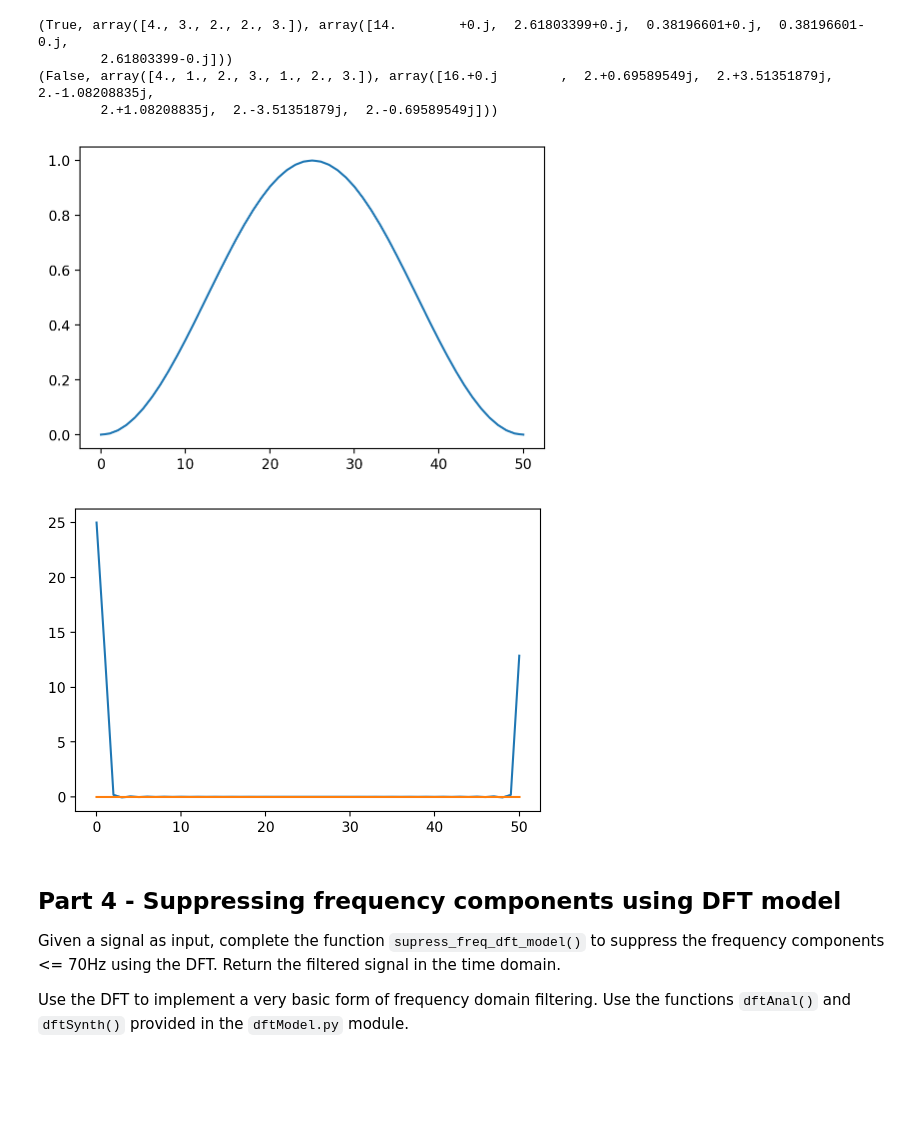
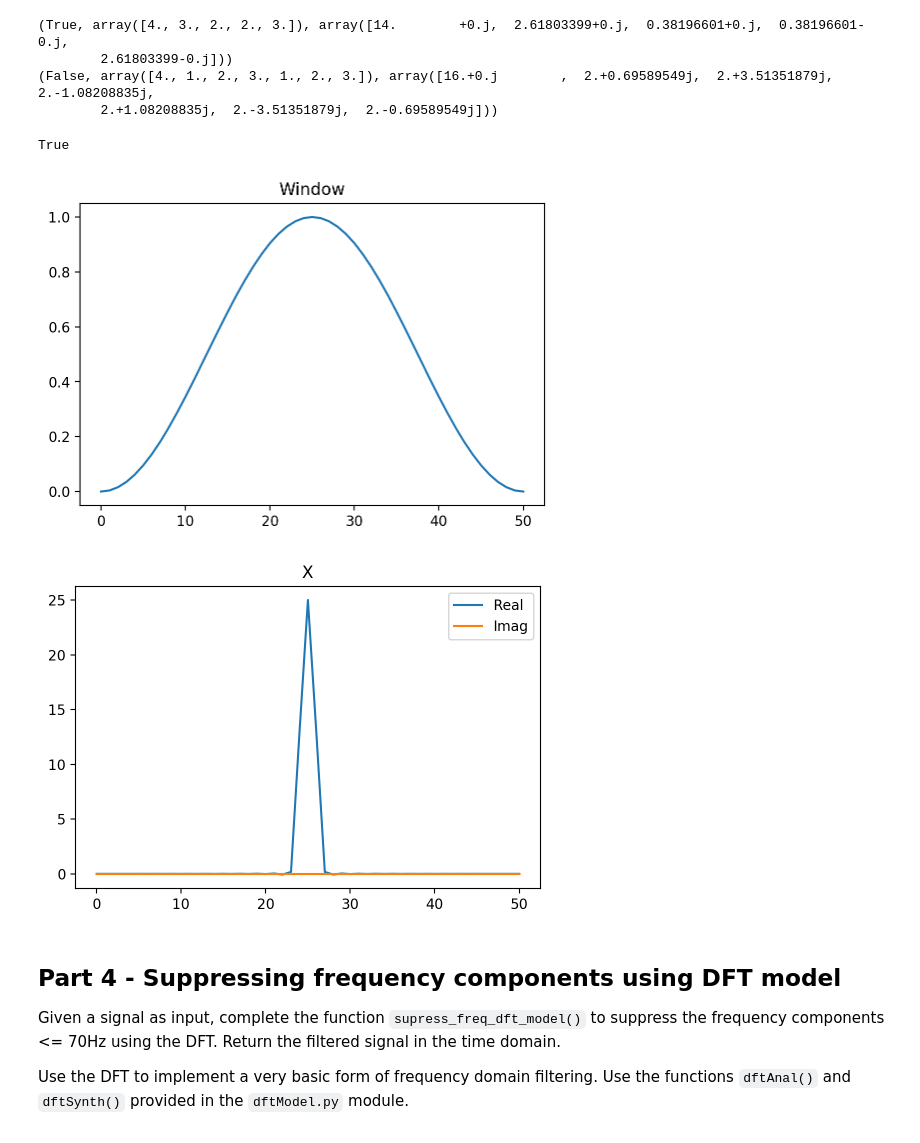
Before and after one commit to csteinmetz1/sms-tools, a Jupyter notebook: workspace/E3-Steinmetz.ipynb, the cells around one changed output. Saved outputs shown, nothing was run; the diff lists cells and outputs as text; code cells hidden in the pictures; blank space fills up the shorter version.

```diff
--- a/workspace/E3-Steinmetz.ipynb
+++ b/workspace/E3-Steinmetz.ipynb
@@ -248,7 +284,10 @@ def test_real_even(x):
     X = fft(dftbuffer)
 
     # If  𝑥  is real and even,  |𝑋[𝑘]|=|𝑋[𝑀−𝑘]|  and  imag(𝑋[𝑘])=0
-    isRealEven = np.allclose(X.transpose(), X, atol, rtol) and np.allclose(np.imag(X), 0.0, atol, rtol)
+    # here we roll the array to center it and then check for symmetry
+    symmetric = np.allclose(np.roll(X, M//2), np.roll(X, M//2)[::-1], atol, rtol)
+    zeroImag  = np.allclose(np.imag(X), 0.0, atol, rtol)
+    isRealEven = symmetric and zeroImag
 
     return isRealEven, dftbuffer, X
 # %% [markdown]
@@ -285,17 +324,23 @@ print(test_real_even(x))
 # %%
 # Realistic test case
 x = get_window('hanning', 51, fftbins=False)
 isRealEven, dftbuffer, X = test_real_even(x)
 
+print(isRealEven)
+
 plt.plot(x)
+plt.title('Window')
 plt.show()
 
-plt.plot(np.real(X))
+plt.plot(np.real(np.roll(X, len(X)//2))) # ignore the DC component
 plt.plot(np.imag(X))
+plt.title('X')
+plt.legend(['Real', "Imag"])
 plt.show()
 # %% [output]
+True
-[figure, old version]
+[figure, new version]
-[figure, old version]
+[figure, new version]
 # %% [markdown]
 ## Part 4 - Suppressing frequency components using DFT model
 
```
Also changed, not shown: parts of 9 cells of this notebook.
